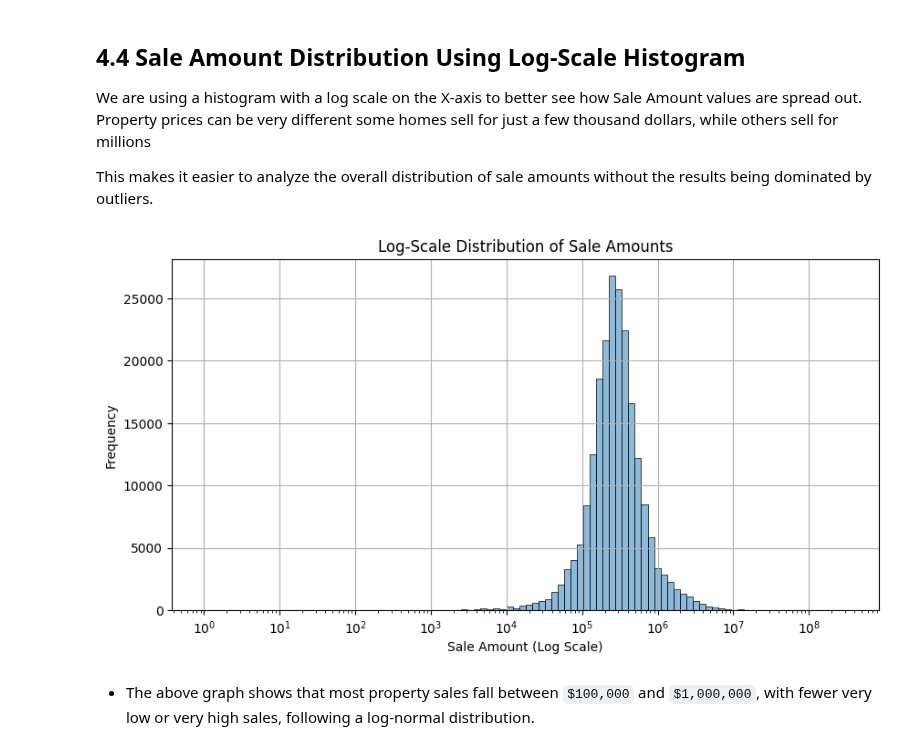
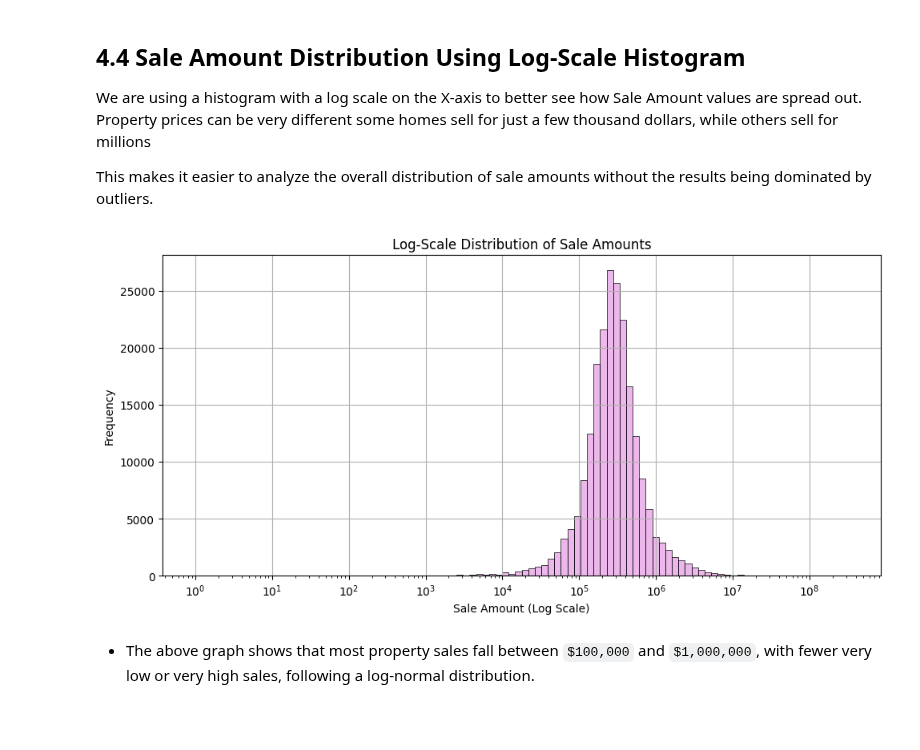
Before and after one commit to kthanikonda/DataWithPython, a Jupyter notebook: Real_Estate_Project-2.ipynb, the cells around one changed output. Drawn from its saved outputs; the diff is of its cells as text; code cells hidden in the pictures; blank space fills up the shorter version.

```diff
--- a/Real_Estate_Project-2.ipynb
+++ b/Real_Estate_Project-2.ipynb
@@ -484,17 +484,22 @@ We are using a histogram with a log scale on the X-axis to better see how Sale A
 
 This makes it easier to analyze the overall distribution of sale amounts without the results being dominated by outliers.
 # %%
-
-
 plt.figure(figsize=(10, 5))
-sns.histplot(real_estate_df['Sale Amount'], kde=True, bins=100, log_scale=(True, False))
+sns.histplot(
+    real_estate_df['Sale Amount'],
+    kde=True,
+    bins=100,
+    log_scale=(True, False),
+    color='orchid'
+)
 plt.title('Log-Scale Distribution of Sale Amounts')
 plt.xlabel('Sale Amount (Log Scale)')
 plt.ylabel('Frequency')
 plt.grid(True)
+plt.tight_layout()
 plt.show()
 # %% [output]
-[figure, old version]
+[figure, new version]
 # %% [markdown]
 * The above graph shows that most property sales fall between `$100,000` and `$1,000,000`, with fewer very low or very high sales, following a log-normal distribution.
 # %% [markdown]
```
Also changed, not shown: parts of 15 cells of this notebook.
